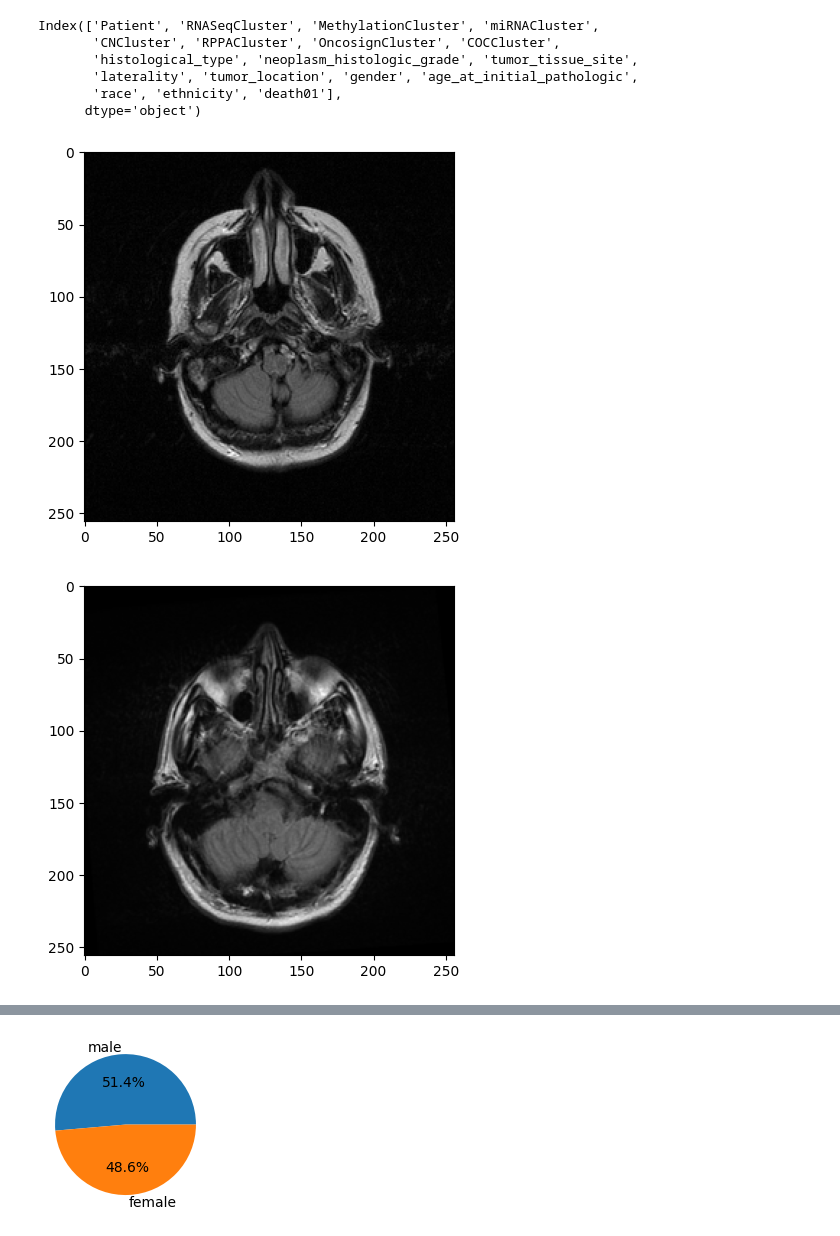
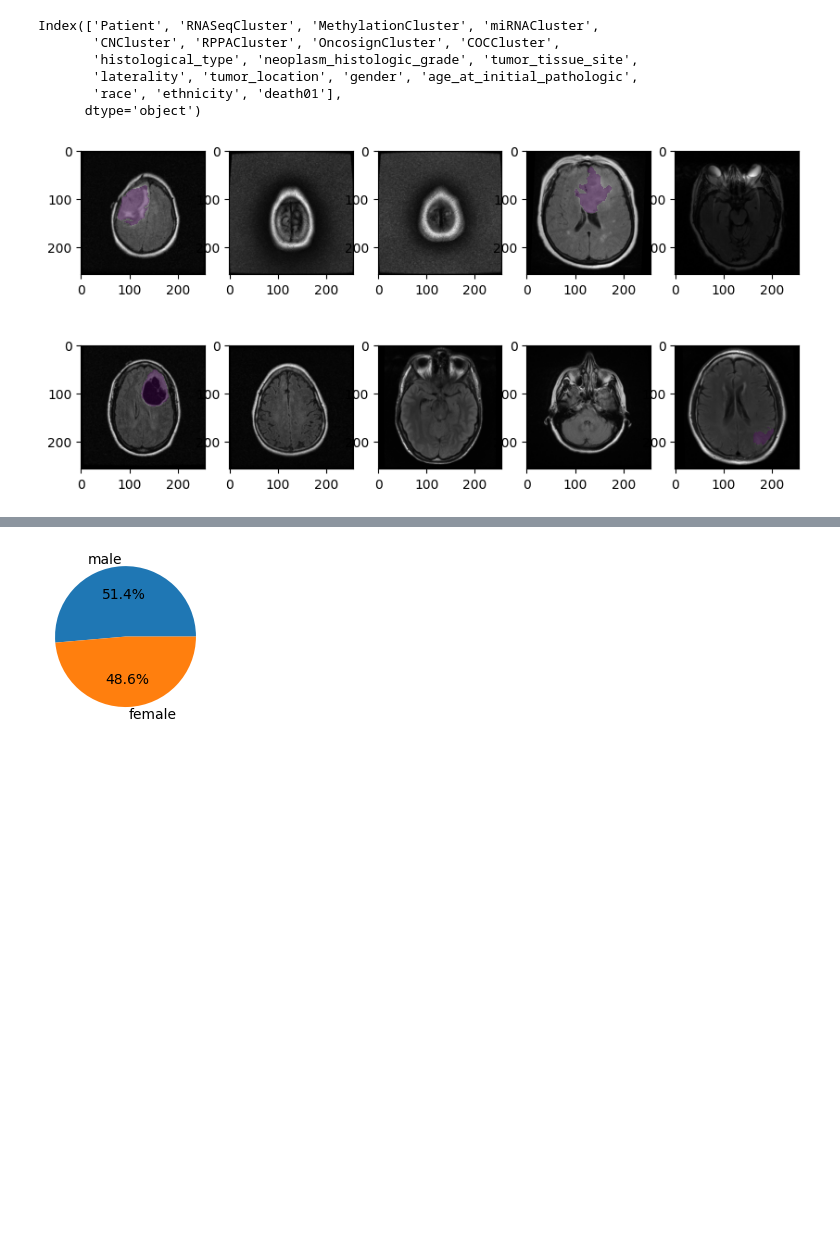
Before and after one commit to CodingDog67/ML-Projects, a Jupyter notebook: brain tumor segmentation LGG/tumor_meta_data_eda.ipynb, the cells around one changed output, grey strips where cells are left out. Cells and saved outputs as stored; diff of their text form; code cells hidden in the pictures; blank space fills up the shorter version.

```diff
--- a/brain tumor segmentation LGG/tumor_meta_data_eda.ipynb
+++ b/brain tumor segmentation LGG/tumor_meta_data_eda.ipynb
@@ -17,39 +17,43 @@ Index(['Patient', 'RNASeqCluster', 'MethylationCluster', 'miRNACluster',
 # %%
 import random
 
 data_path = "D:\\Code\\ML Projects\\brain tumor segmentation LGG\\data\\kaggle_3m\\"
 # visual inspection of random samples and their labels
 image_paths = os.listdir(data_path)
 #image = plt.imread("")
 image_paths = [x for x in image_paths if 'TCGA' in x ]
 
 def display_images(img_path, num_images = 10):
     images = []
     labels = []
     patients = random.sample(img_path, k= num_images)
 
     # pick a random image, one per patient
     for pat in patients:
         # random image number
         pat_img_dir = data_path + pat
         pat_list = os.listdir(pat_img_dir)
         ran = random.choice(range(1, int(len(pat_list)/2)))
         temp_img = [x for x in pat_list if ('_' + str(ran) + '.tif') in x]
         temp_label = [x for x in pat_list if ('_' + str(ran) + '_mask.tif') in x]
-        images.append(*temp_img)
-        labels.append(*temp_label)
+        images.append(pat_img_dir + '\\' + temp_img[-1])
+        labels.append(pat_img_dir + '\\' + temp_label[-1])
 
-        img = plt.imread(pat_img_dir + '\\' + images[-1])
-        label = plt.imread(pat_img_dir + '\\' + labels[-1])
+    fig = plt.figure(figsize=(10,5))
+    rows = 2
+    columns = 5
+    for i in range (1, num_images+1):
+        img = plt.imread(images[i-1])
+        label = plt.imread(labels[i-1])
         label = np.ma.masked_where(label == 0, label)  # turns all zero pixels transparent
-        plt.imshow(img[:, :, 1], cmap=plt.cm.gray)
-        plt.imshow(label, cmap='jet', interpolation='none', alpha=0.4)
-        plt.show()
+        fig.add_subplot(rows, columns, i)
+        plt.imshow(img[:, :, 1], cmap=plt.cm.gray)  # choose the modality mode here
+        plt.imshow(label, interpolation='none', alpha=0.4)
+    plt.show()
 
     return images, labels
 
 images, labels = display_images(image_paths)
 #images
 # %% [output]
-[figure, old version]
+[figure, new version]
-[figure, removed]
```
Also changed, not shown: parts of 1 cell of this notebook, 8 other files.
